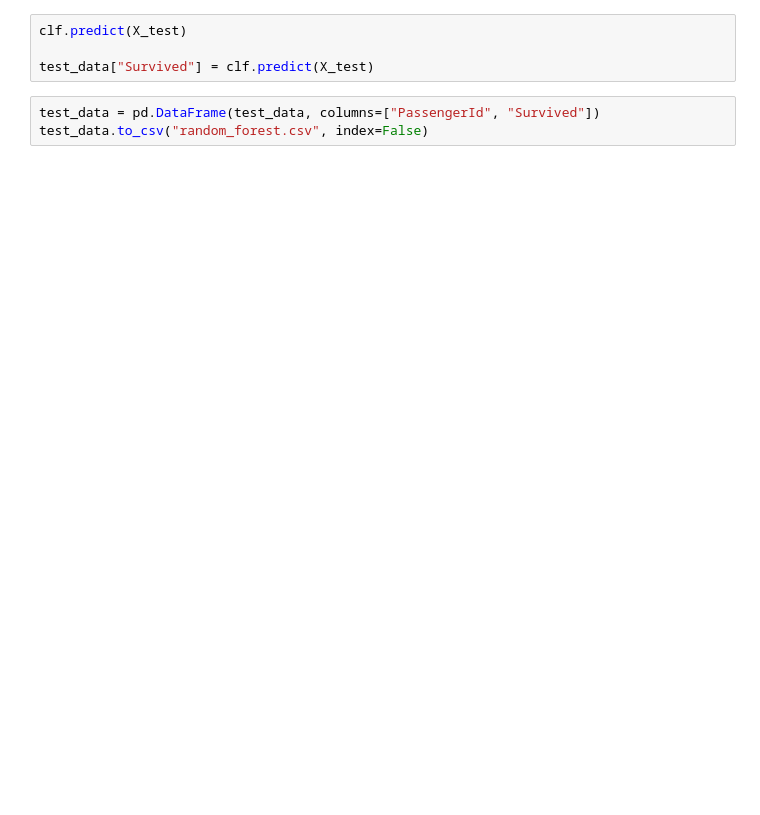
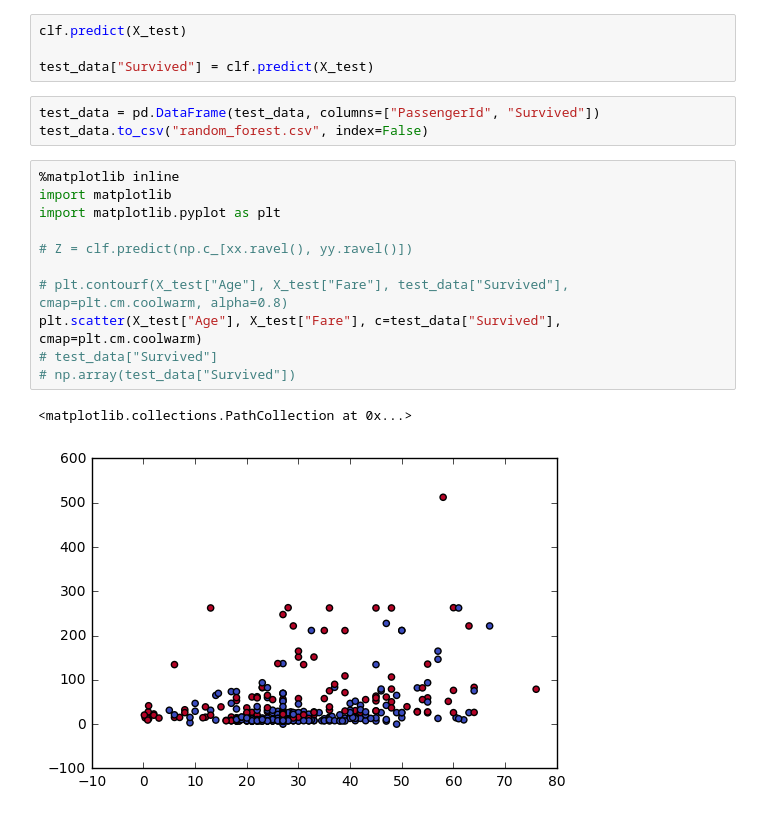
Before and after one commit to Dpnia/AI_Titanic, a Jupyter notebook: RandomForest_titanic.ipynb, the cells around one changed output. Saved outputs shown, nothing was run; the diff lists cells and outputs as text; blank space fills up the shorter version.

```diff
--- a/RandomForest_titanic.ipynb
+++ b/RandomForest_titanic.ipynb
@@ -115,3 +115,17 @@ test_data["Survived"] = clf.predict(X_test)
 # %%
 test_data = pd.DataFrame(test_data, columns=["PassengerId", "Survived"])
 test_data.to_csv("random_forest.csv", index=False)
+# %%
+%matplotlib inline
+import matplotlib
+import matplotlib.pyplot as plt
+
+# Z = clf.predict(np.c_[xx.ravel(), yy.ravel()])
+
+# plt.contourf(X_test["Age"], X_test["Fare"], test_data["Survived"], cmap=plt.cm.coolwarm, alpha=0.8)
+plt.scatter(X_test["Age"], X_test["Fare"], c=test_data["Survived"], cmap=plt.cm.coolwarm)
+# test_data["Survived"]
+# np.array(test_data["Survived"])
+# %% [output]
+<matplotlib.collections.PathCollection at 0x...>
+[figure, added]
```
Also changed, not shown: parts of 2 cells of this notebook, 6 other files.
